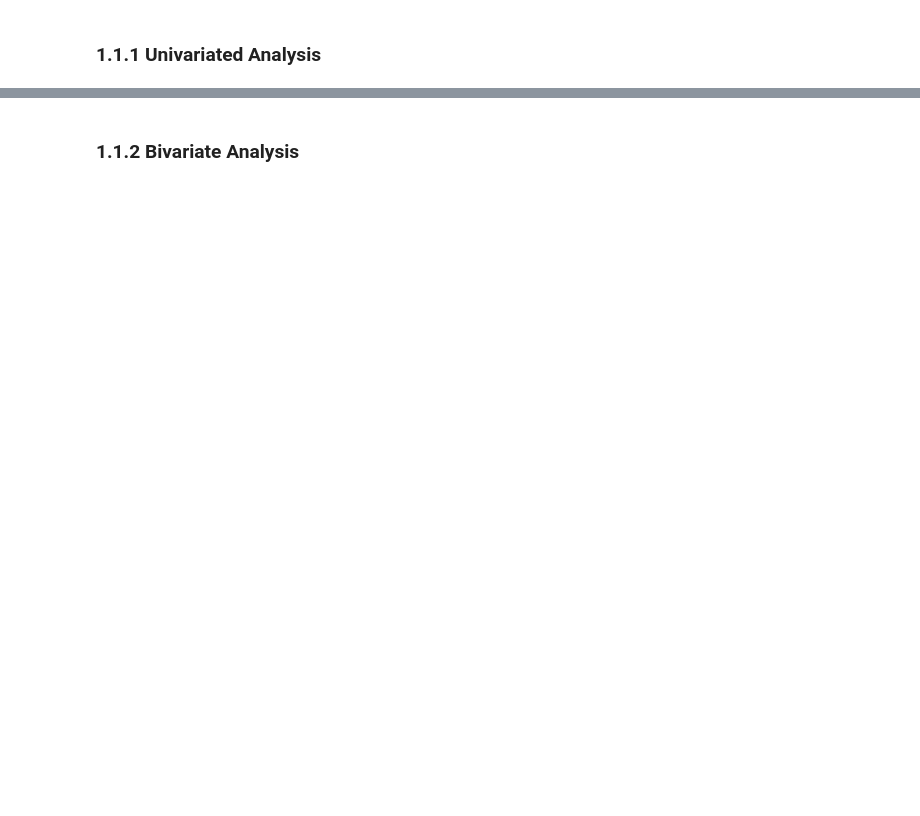
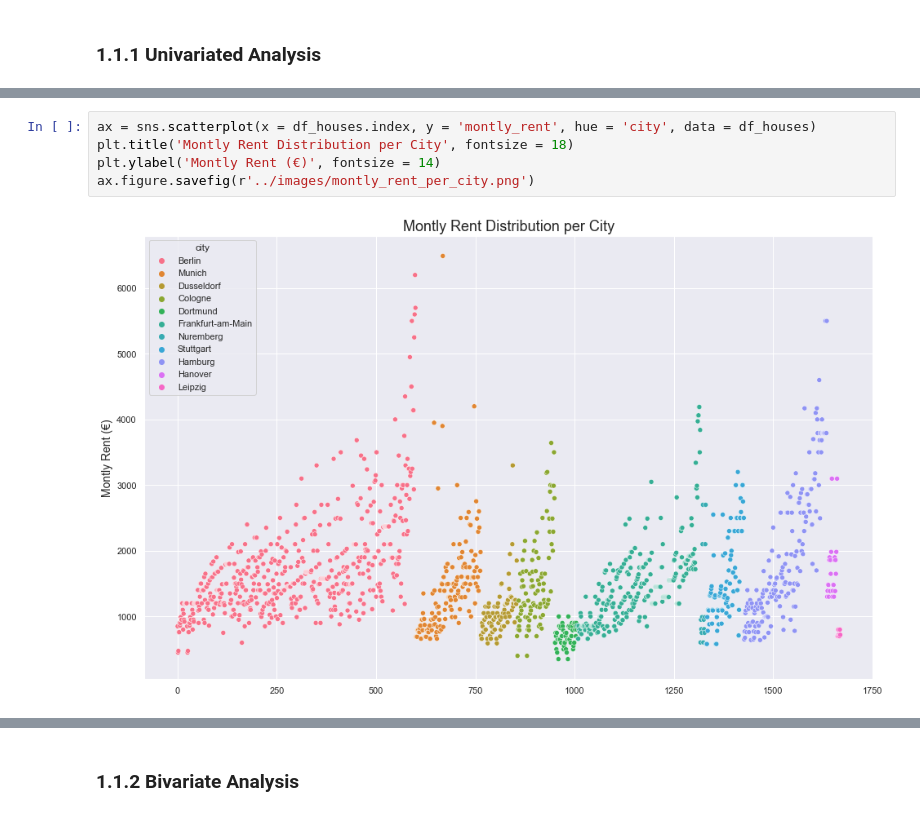
Before and after one commit to felipedmnq/houses-for-rent-Germany, a Jupyter notebook: notebooks/rent_houses_scraping_EDA.ipynb, the cells around one changed output, grey strips where cells are left out. Drawn from its saved outputs; the diff is of its cells as text; blank space fills up the shorter version.

```diff
--- a/notebooks/rent_houses_scraping_EDA.ipynb
+++ b/notebooks/rent_houses_scraping_EDA.ipynb
@@ -112,0 +127,7 @@ annot_plot(ax)
+# %%
+ax = sns.scatterplot(x = df_houses.index, y = 'montly_rent', hue = 'city', data = df_houses)
+plt.title('Montly Rent Distribution per City', fontsize = 18)
+plt.ylabel('Montly Rent (€)', fontsize = 14)
+ax.figure.savefig(r'../images/montly_rent_per_city.png')
+# %% [output]
+[figure, added]
```
Also changed, not shown: parts of 18 cells of this notebook, 9 other files.
